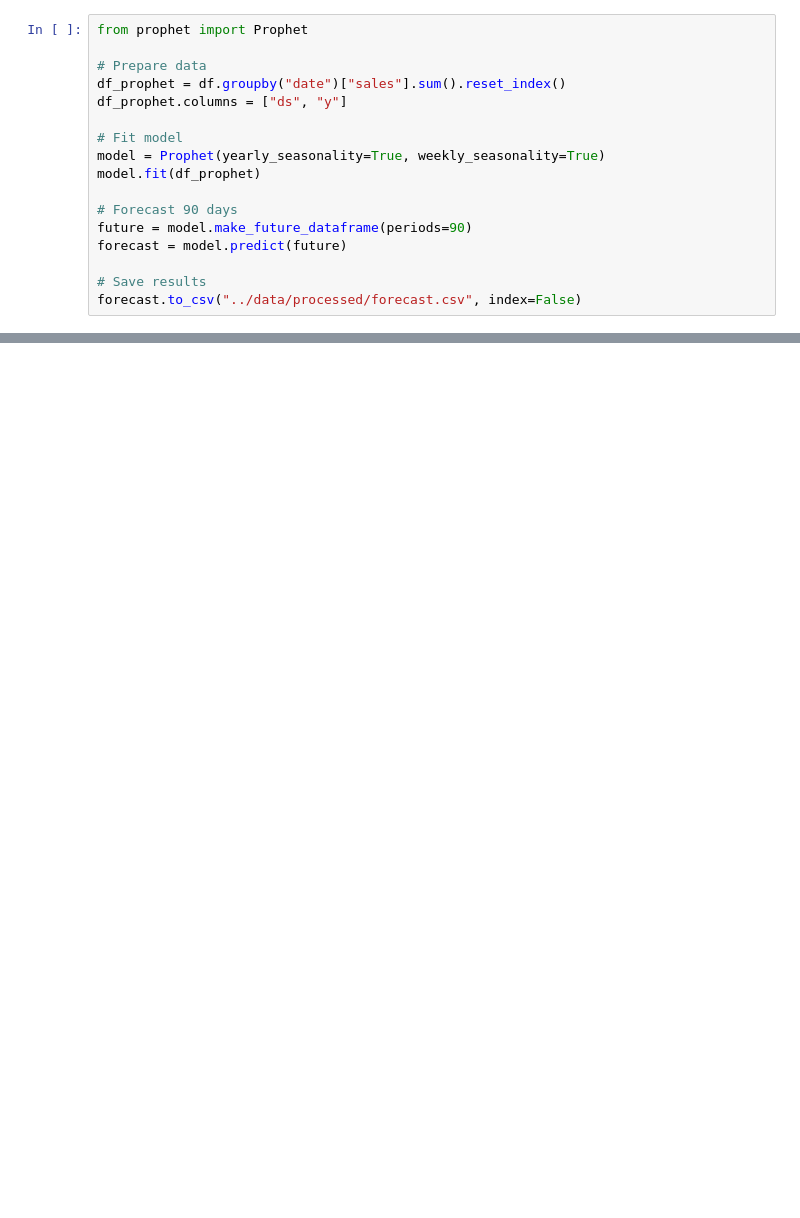
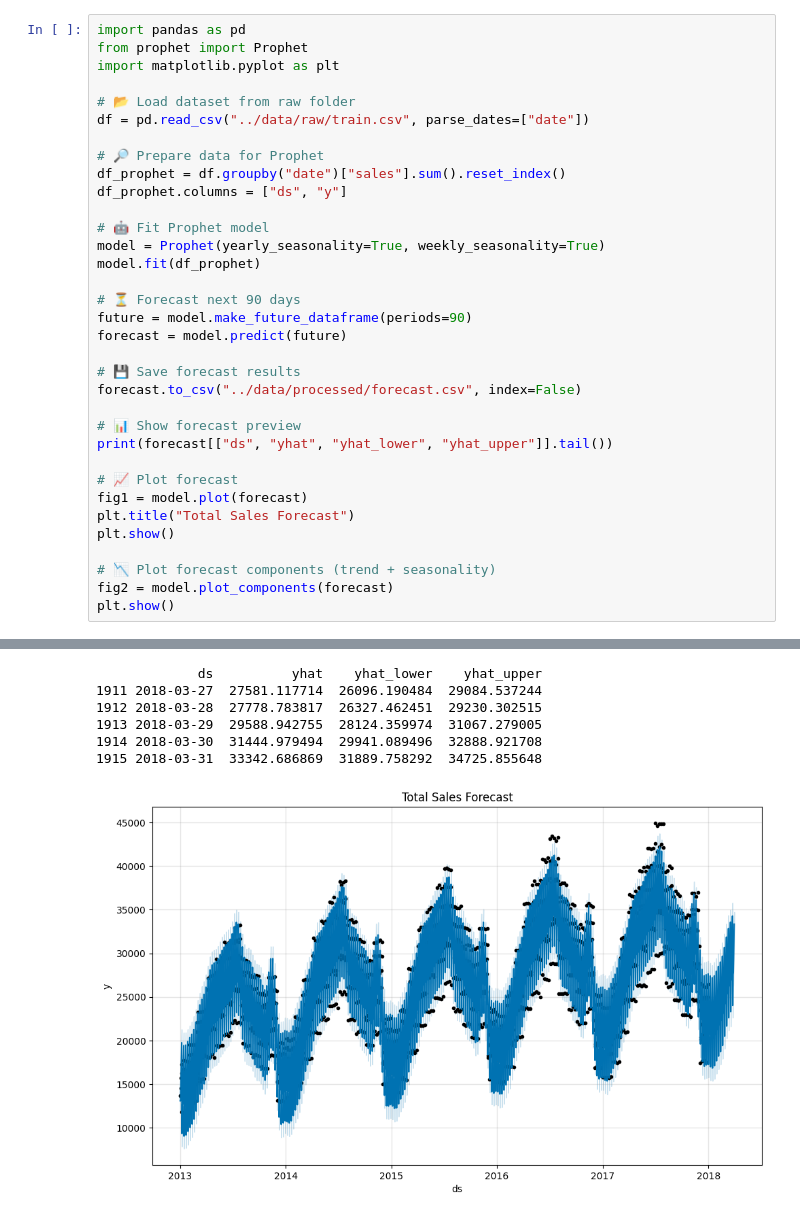
Before and after one commit to AasthaK24/Supply-Chain-Forecasting, a Jupyter notebook: notebooks/forecasting.ipynb, the cells around one changed output, grey strips where cells are left out. Drawn from its saved outputs; the diff is of its cells as text; blank space fills up the shorter version.

Commit message:
Ingested the raw data and generated the forecast output

```diff
--- a/notebooks/forecasting.ipynb
+++ b/notebooks/forecasting.ipynb
@@ -1,18 +23,35 @@
 # %%
+import pandas as pd
 from prophet import Prophet
+import matplotlib.pyplot as plt
 
-# Prepare data
+# 📂 Load dataset from raw folder
+df = pd.read_csv("../data/raw/train.csv", parse_dates=["date"])
+
+# 🔎 Prepare data for Prophet
 df_prophet = df.groupby("date")["sales"].sum().reset_index()
 df_prophet.columns = ["ds", "y"]
 
-# Fit model
+# 🤖 Fit Prophet model
 model = Prophet(yearly_seasonality=True, weekly_seasonality=True)
 model.fit(df_prophet)
 
-# Forecast 90 days
+# ⏳ Forecast next 90 days
 future = model.make_future_dataframe(periods=90)
 forecast = model.predict(future)
 
-# Save results
+# 💾 Save forecast results
 forecast.to_csv("../data/processed/forecast.csv", index=False)
+
+# 📊 Show forecast preview
+print(forecast[["ds", "yhat", "yhat_lower", "yhat_upper"]].tail())
+
+# 📈 Plot forecast
+fig1 = model.plot(forecast)
+plt.title("Total Sales Forecast")
+plt.show()
+
+# 📉 Plot forecast components (trend + seasonality)
+fig2 = model.plot_components(forecast)
+plt.show()
 # %% [output]
@@ -19,0 +60,7 @@ ModuleNotFoundError: No module named 'prophet'
+             ds          yhat    yhat_lower    yhat_upper
+1911 2018-03-27  27581.117714  26096.190484  29084.537244
+1912 2018-03-28  27778.783817  26327.462451  29230.302515
+1913 2018-03-29  29588.942755  28124.359974  31067.279005
+1914 2018-03-30  31444.979494  29941.089496  32888.921708
+1915 2018-03-31  33342.686869  31889.758292  34725.855648
+[figure, added]
```
Also changed, not shown: parts of 2 cells of this notebook, 6 other files.
